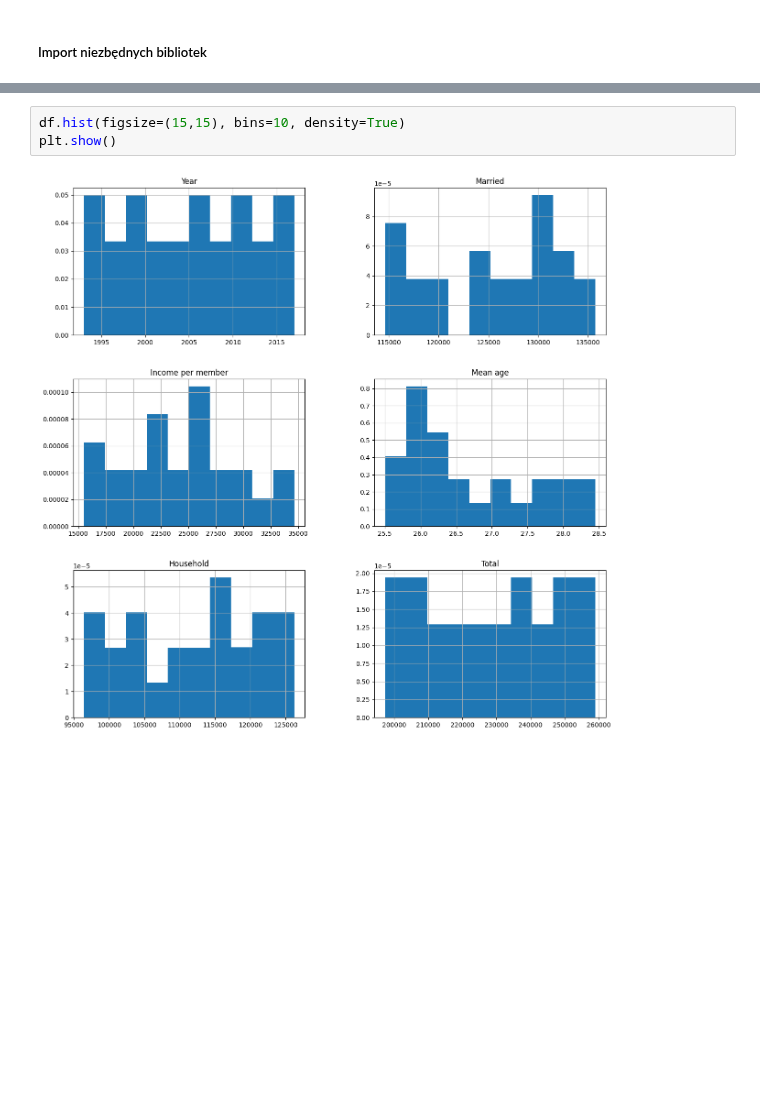
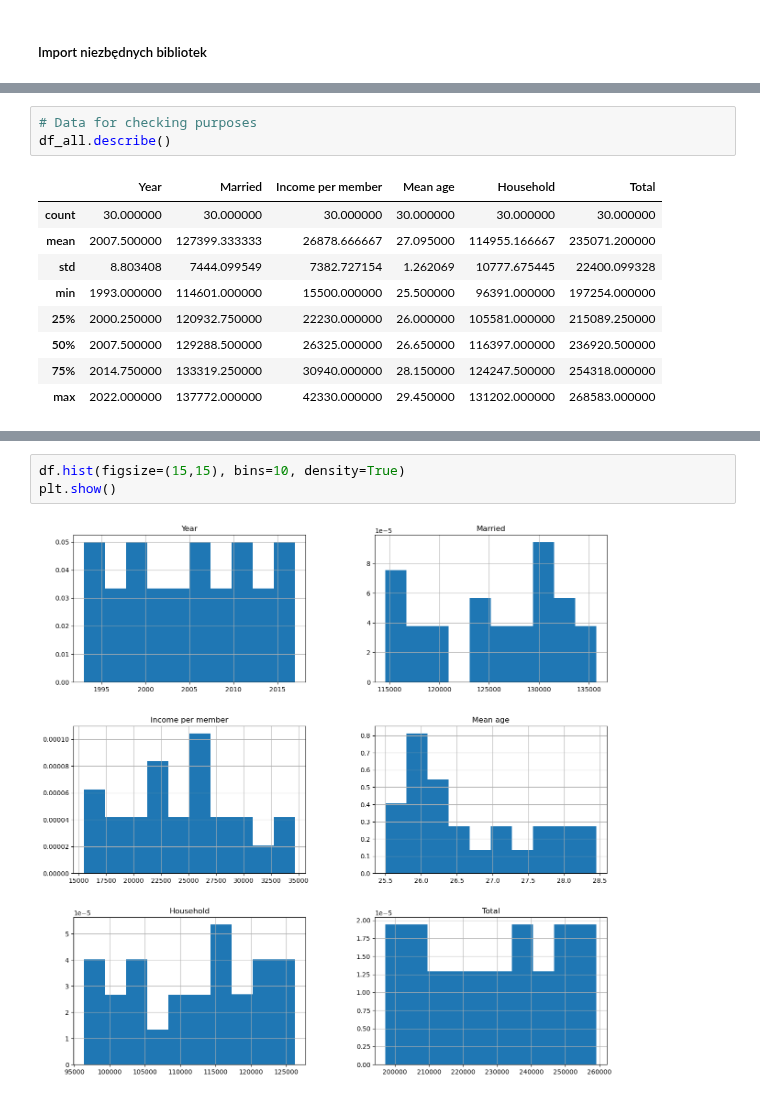
Before and after one commit to Julnowak/DA_project, a Jupyter notebook: final.ipynb, the cells around one changed output, grey strips where cells are left out. Saved outputs shown, nothing was run; the diff lists cells and outputs as text; blank space fills up the shorter version.

```diff
--- a/final.ipynb
+++ b/final.ipynb
@@ -131,0 +129,13 @@ new
+# %%
+# Data for checking purposes
+df_all.describe()
+# %% [output]
+|  | Year | Married | Income per member | Mean age | Household | Total |
+| count | 30.000000 | 30.000000 | 30.000000 | 30.000000 | 30.000000 | 30.000000 |
+| mean | 2007.500000 | 127399.333333 | 26878.666667 | 27.095000 | 114955.166667 | 235071.200000 |
+| std | 8.803408 | 7444.099549 | 7382.727154 | 1.262069 | 10777.675445 | 22400.099328 |
+| min | 1993.000000 | 114601.000000 | 15500.000000 | 25.500000 | 96391.000000 | 197254.000000 |
+| 25% | 2000.250000 | 120932.750000 | 22230.000000 | 26.000000 | 105581.000000 | 215089.250000 |
+| 50% | 2007.500000 | 129288.500000 | 26325.000000 | 26.650000 | 116397.000000 | 236920.500000 |
+| 75% | 2014.750000 | 133319.250000 | 30940.000000 | 28.150000 | 124247.500000 | 254318.000000 |
+| max | 2022.000000 | 137772.000000 | 42330.000000 | 29.450000 | 131202.000000 | 268583.000000 |
```
Also changed, not shown: parts of 20 cells of this notebook, 50 other files.
